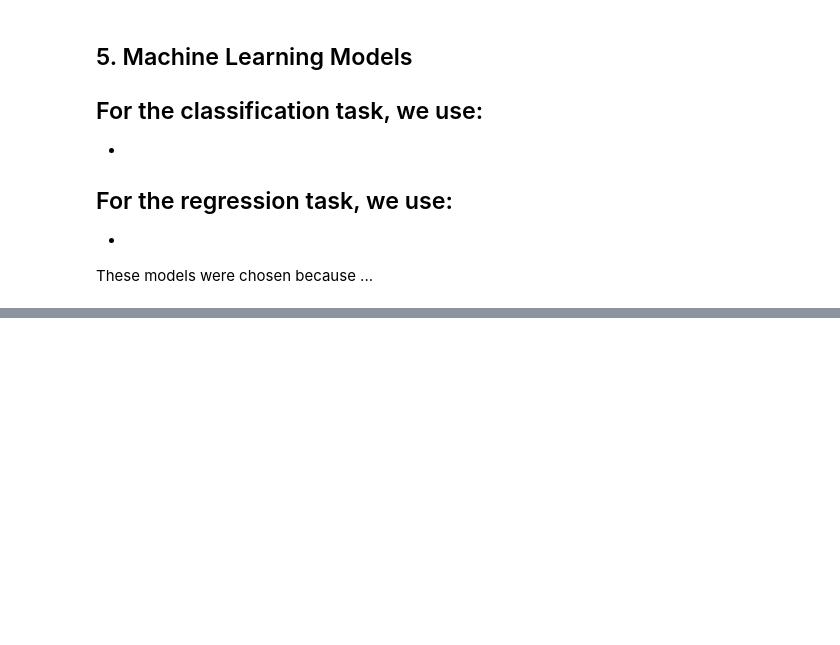
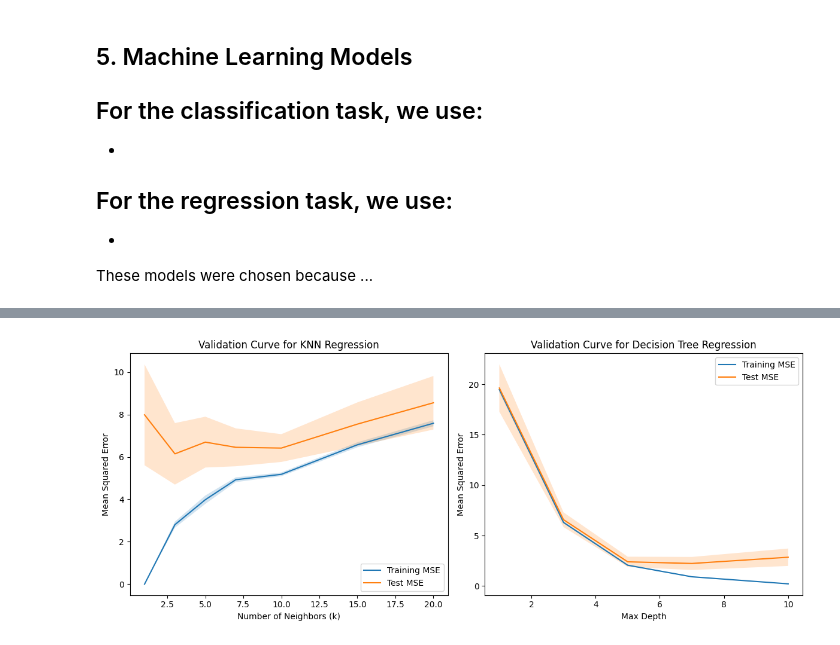
Before and after one commit to meryla/sfml-project, a Jupyter notebook: sfml.ipynb, the cells around one changed output, grey strips where cells are left out. Cells and saved outputs as stored; diff of their text form; code cells hidden in the pictures; blank space fills up the shorter version.

```diff
--- a/sfml.ipynb
+++ b/sfml.ipynb
@@ -851,0 +854,18 @@ print(f'Target Classes: {df["class"].unique()}')
+# %%
+# fetch dataset
+energy_efficiency = fetch_ucirepo(id=242)
+
+# data (as pandas dataframes)
+X = energy_efficiency.data.features
+y = energy_efficiency.data.targets
+
+# # metadata
+# print(energy_efficiency.metadata)
+
+# # variable information
+print(energy_efficiency.variables)
+
+print('')
+print(f'Number of samples: {X.shape[0]}, Number of features: {X.shape[1]}, Number of targets: {y.shape[1]}')
+
+X_train, X_test, y_train, y_test = train_test_split(X, y, test_size=0.2, random_state=42)
@@ -851,0 +890,66 @@ print(f'Target Classes: {df["class"].unique()}')
+# %%
+k_values = [1, 3, 5, 7, 10, 15, 20]
+depths   = [1, 3, 5, 7, 10]
+
+# 10-fold cross-validation with shuffling and fixed random state for reproducibility
+cv = KFold(n_splits=10, shuffle=True, random_state=42)
+
+fig, axes = plt.subplots(1, 2, figsize=(12, 5))
+
+# For KNN, we need to scale the features before applying the algorithm, so we create a pipeline that includes both scaling and the KNN regressor.
+# This ensures that the scaling is applied correctly during cross-validation.
+pipeline_knn = Pipeline([
+    ('scaler', StandardScaler()),
+    ('knn', KNeighborsRegressor())
+])
+
+# KNN Validation Curve
+train_scores, test_scores = validation_curve(
+    pipeline_knn,
+    X_train, y_train,
+    param_name='knn__n_neighbors', # Requires double underscore to specify the parameter of the 'knn' step in the pipeline
+    param_range=k_values,
+    cv=cv,
+    scoring='neg_mean_squared_error'
+)
+
+axes[0].plot(k_values, -np.mean(train_scores, axis=1), label='Training MSE')
+axes[0].fill_between(k_values,
+                     -np.mean(train_scores, axis=1) - np.std(train_scores, axis=1),
+                     -np.mean(train_scores, axis=1) + np.std(train_scores, axis=1), alpha=0.2)
+axes[0].plot(k_values, -np.mean(test_scores, axis=1), label='Test MSE')
+axes[0].fill_between(k_values,
+                     -np.mean(test_scores, axis=1) - np.std(test_scores, axis=1),
+                     -np.mean(test_scores, axis=1) + np.std(test_scores, axis=1), alpha=0.2)
+axes[0].set_xlabel('Number of Neighbors (k)')
+axes[0].set_ylabel('Mean Squared Error')
+axes[0].set_title('Validation Curve for KNN Regression')
+axes[0].legend()
+
+# Decision Tree Validation Curve
+train_scores, test_scores = validation_curve(
+    DecisionTreeRegressor(random_state=42),
+    X_train, y_train,
+    param_name='max_depth',
+    param_range=depths,
+    cv=cv,
+    scoring='neg_mean_squared_error'
+)
+
+axes[1].plot(depths, -np.mean(train_scores, axis=1), label='Training MSE')
+axes[1].fill_between(depths,
+                     -np.mean(train_scores, axis=1) - np.std(train_scores, axis=1),
+                     -np.mean(train_scores, axis=1) + np.std(train_scores, axis=1), alpha=0.2)
+axes[1].plot(depths, -np.mean(test_scores, axis=1), label='Test MSE')
+axes[1].fill_between(depths,
+                     -np.mean(test_scores, axis=1) - np.std(test_scores, axis=1),
+                     -np.mean(test_scores, axis=1) + np.std(test_scores, axis=1), alpha=0.2)
+axes[1].set_xlabel('Max Depth')
+axes[1].set_ylabel('Mean Squared Error')
+axes[1].set_title('Validation Curve for Decision Tree Regression')
+axes[1].legend()
+
+plt.tight_layout()
+plt.show()
+# %% [output]
+[figure, added]
```
Also changed, not shown: parts of 110 cells of this notebook.
